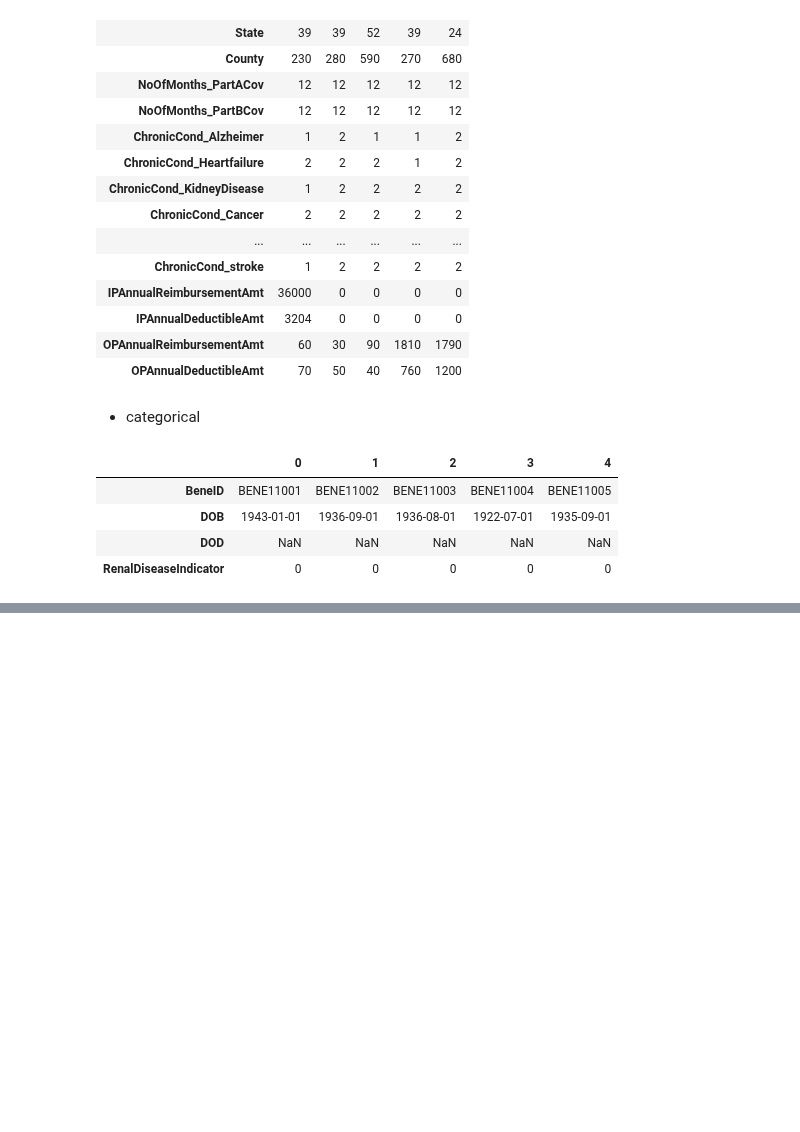
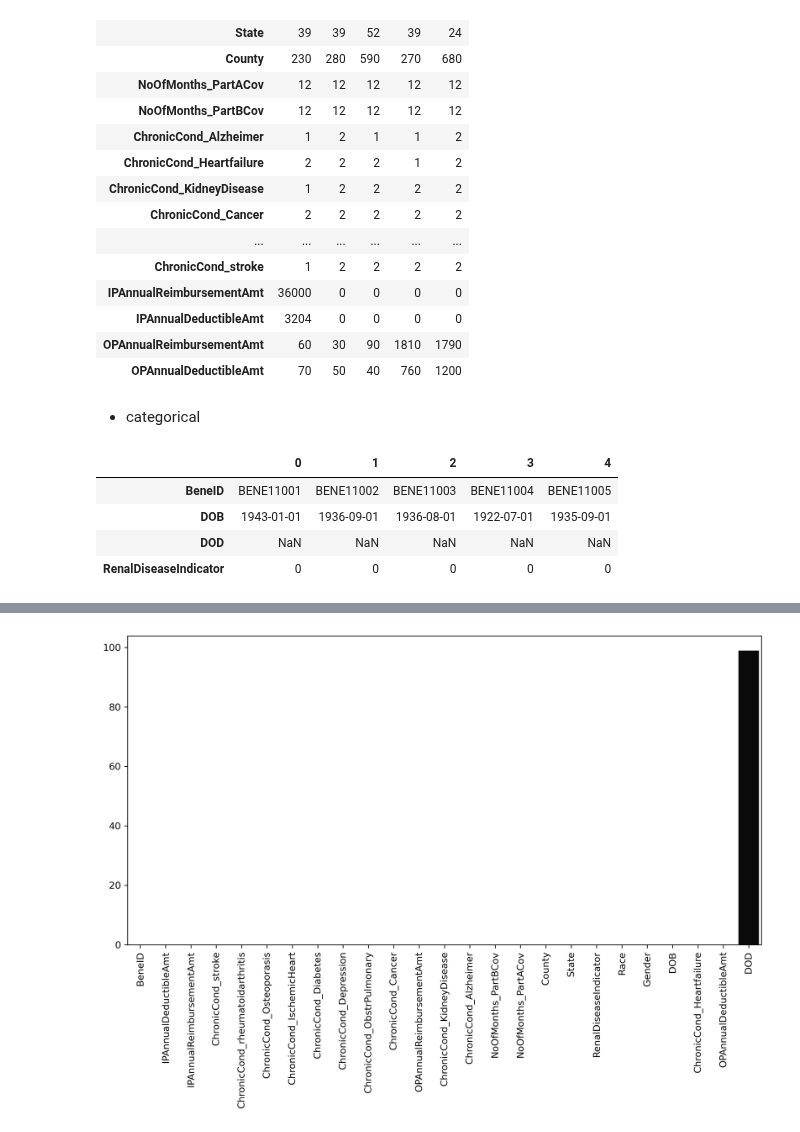
Before and after one commit to ashen007/MedicalCostPrediction-insurance_fraudDetection, a Jupyter notebook: notebooks/data quality/data quality(benificiary).ipynb, the cells around one changed output, grey strips where cells are left out. Cells and saved outputs as stored; diff of their text form; code cells hidden in the pictures; blank space fills up the shorter version.

```diff
--- a/notebooks/data quality/data quality(benificiary).ipynb
+++ b/notebooks/data quality/data quality(benificiary).ipynb
@@ -63,0 +90,4 @@ checker.date_columns(columns=['DOB', 'DOD'],
+# %%
+checker.render_case_missing_matrix(axis=0)
+# %% [output]
+[figure, added]
```
Also changed, not shown: parts of 5 cells of this notebook.
